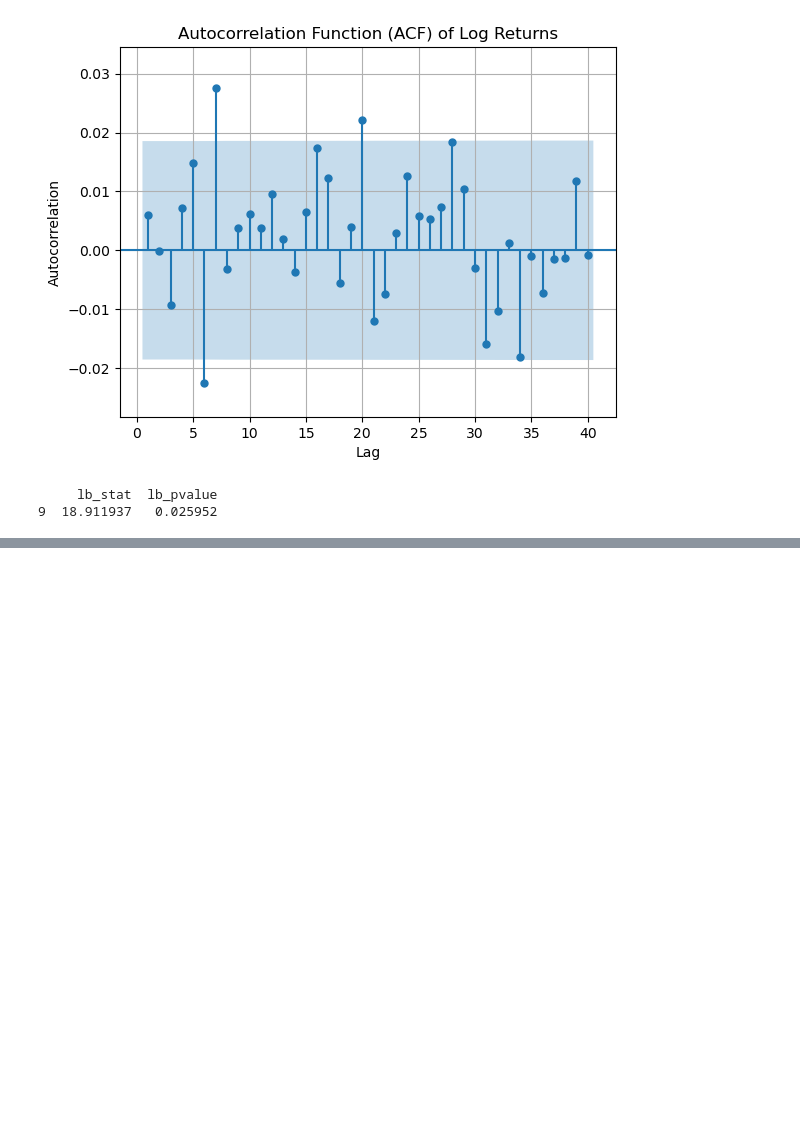
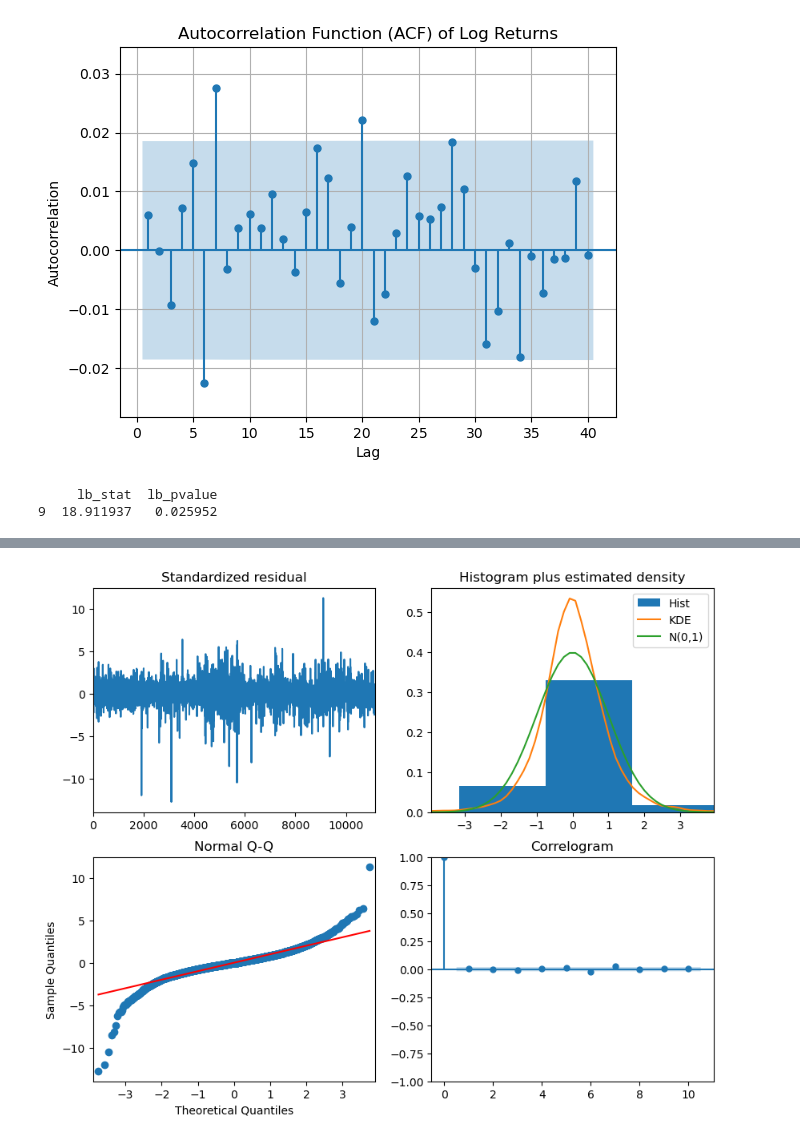
Before and after one commit to dawidgrabarczyk/stock-time-series-analysis, a Jupyter notebook: amd.ipynb, the cells around one changed output, grey strips where cells are left out. Saved outputs shown, nothing was run; the diff lists cells and outputs as text; code cells hidden in the pictures; blank space fills up the shorter version.

```diff
--- a/amd.ipynb
+++ b/amd.ipynb
@@ -172,0 +201,4 @@ print(lb_test_results)
+# %%
+model = pm.auto_arima(clean_log_returns)
+
+print(model.summary())
@@ -172,0 +223,5 @@ print(lb_test_results)
+# %%
+model.plot_diagnostics(figsize=(10,8))
+plt.show()
+# %% [output]
+[figure, added]
```
Also changed, not shown: parts of 8 cells of this notebook.
